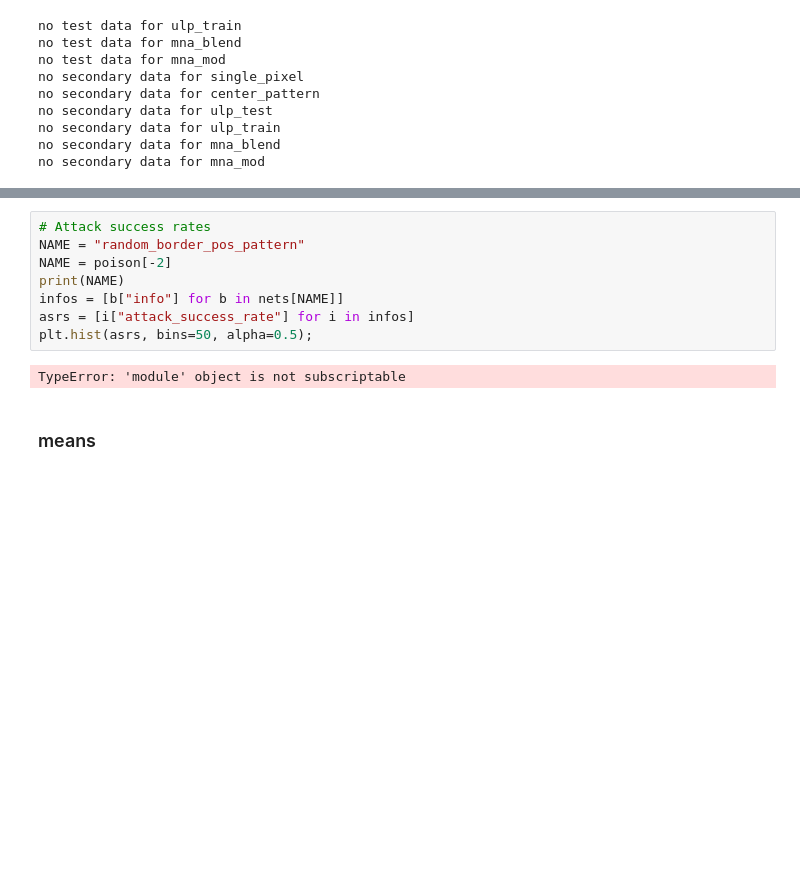
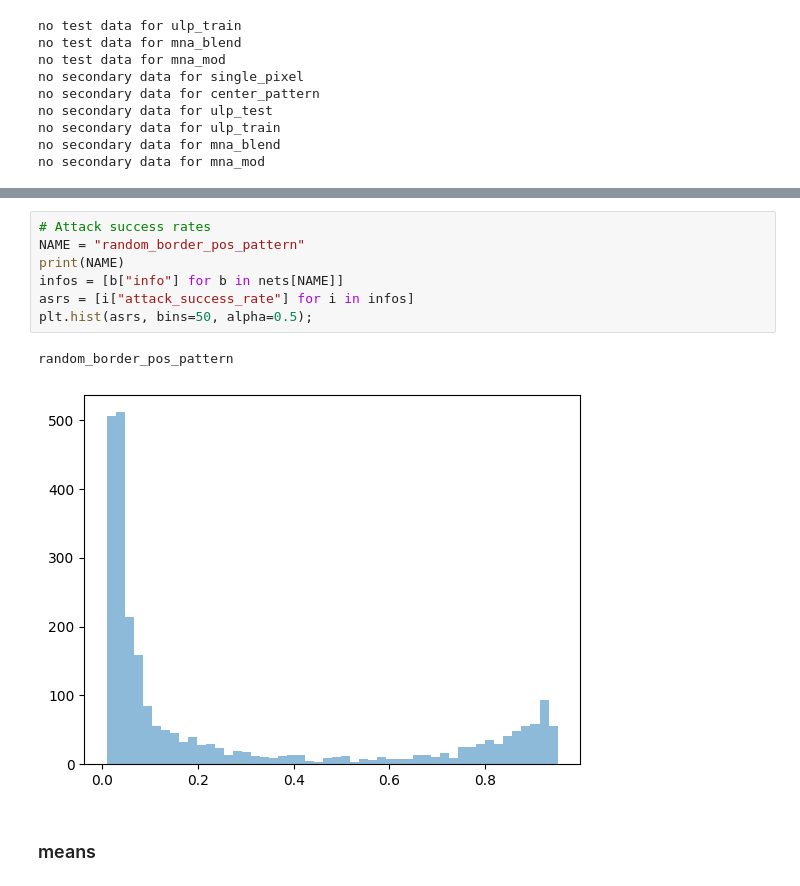
Before and after one commit to langosco/backdoors, a Jupyter notebook: notebooks/load_checkpoints.ipynb, the cells around one changed output, grey strips where cells are left out. Cells and saved outputs as stored; diff of their text form; blank space fills up the shorter version.

```diff
--- a/notebooks/load_checkpoints.ipynb
+++ b/notebooks/load_checkpoints.ipynb
@@ -148,13 +183,13 @@ len(set(indices))
 # %%
 # Attack success rates
 NAME = "random_border_pos_pattern"
-NAME = poison[-2]
 print(NAME)
 infos = [b["info"] for b in nets[NAME]]
 asrs = [i["attack_success_rate"] for i in infos]
 plt.hist(asrs, bins=50, alpha=0.5);
 # %% [output]
-TypeError: 'module' object is not subscriptable
+random_border_pos_pattern
+[figure, added]
 # %% [markdown]
 ### means
 # %%
```
Also changed, not shown: parts of 9 cells of this notebook, 1 other file.
